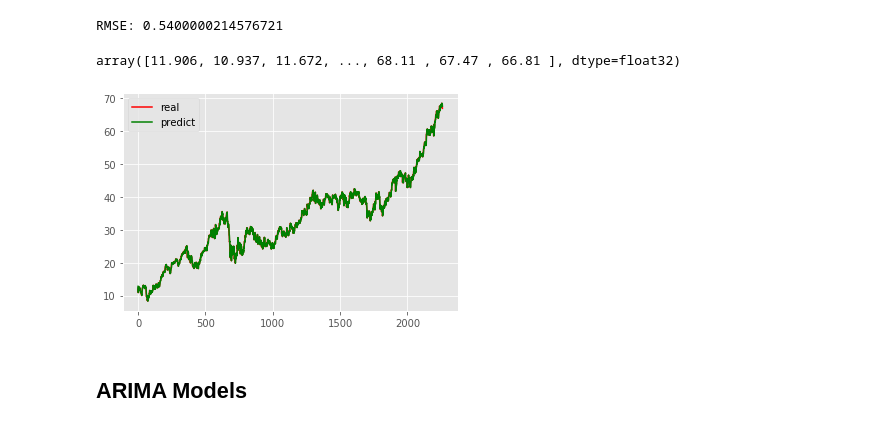
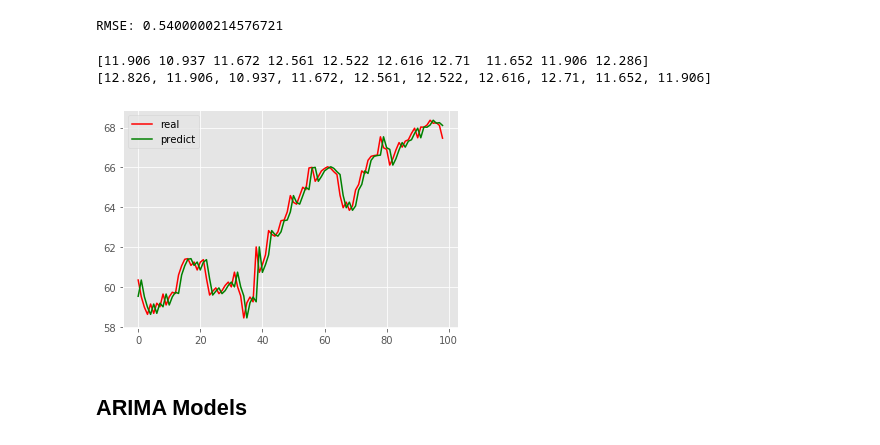
Before and after one commit to Daihongchen/time_series_project, a Jupyter notebook: lstm_stock.ipynb, the cells around one changed output. Drawn from its saved outputs; the diff is of its cells as text; code cells hidden in the pictures.

```diff
--- a/lstm_stock.ipynb
+++ b/lstm_stock.ipynb
@@ -119,21 +119,22 @@ rmse = np.sqrt(mean_squared_error(test, predictions))
 print(f'RMSE: {round(rmse, 2)}')
 # %% [output]
 RMSE: 0.5400000214576721
-# %%
-print(test)
-p
-# %% [output]
-array([11.906, 10.937, 11.672, ..., 68.11 , 67.47 , 66.81 ], dtype=float32)
+# %%
+print(test[:10])
+print(predictions[:10])
+# %% [output]
+[11.906 10.937 11.672 12.561 12.522 12.616 12.71  11.652 11.906 12.286]
+[12.826, 11.906, 10.937, 11.672, 12.561, 12.522, 12.616, 12.71, 11.652, 11.906]
 # %%
 plt.figure()
 
-plt.plot(test, color='red', label='real')
-plt.plot(predictions, color='g', label='predict')
+plt.plot(test[-100:-1], color='red', label='real')
+plt.plot(predictions[-100:-1], color='g', label='predict')
 plt.legend()
 
 plt.show()
 # %% [output]
-[figure, old version]
+[figure, new version]
 # %% [markdown]
 ## ARIMA Models
 # %%
```
Also changed, not shown: parts of 28 cells of this notebook.
